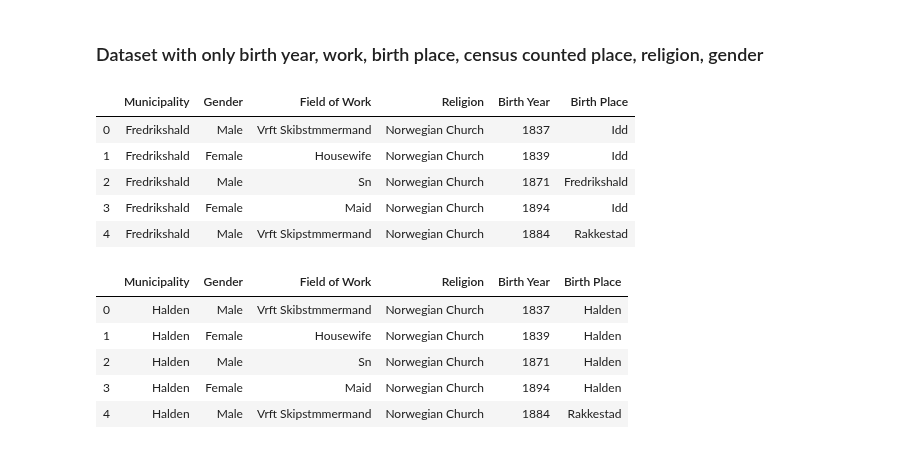
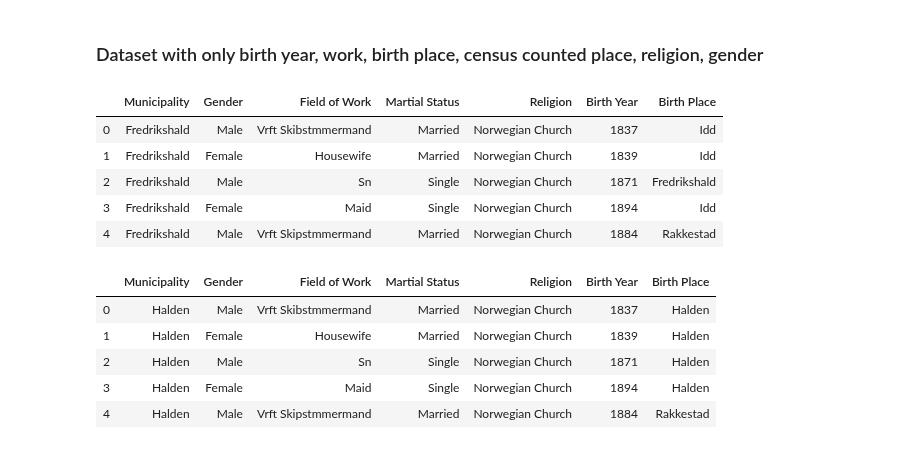
Before and after one commit to BerntA/NorwegianDemographics, a Jupyter notebook: src/merge_data.ipynb, the cells around one changed output. Saved outputs shown, nothing was run; the diff lists cells and outputs as text; code cells hidden in the pictures.

```diff
--- a/src/merge_data.ipynb
+++ b/src/merge_data.ipynb
@@ -1464,7 +1469,7 @@ with open('data/position.csv', newline='', encoding='utf-8') as f:
 # %%
 #processAndMergeFiles('1910', 'E:/Cloud/GIT/DAT500/src/data/1910_census_merged.csv', 'F:/UiS/DAT500/1910')
 # %%
-df1910 = pd.read_csv('E:/Cloud/GIT/DAT500/src/data/1910_census_merged.csv', encoding='latin-1', sep=',')
+df1910 = pd.read_csv('E:/Cloud/GIT/DAT500/src/data/1910_census_merged.csv', encoding='utf-8', sep=',')
 # %%
 df1910 # birth places will probably need some more preprocessing, some are abbrevasions for the municipalities, etc...
 # %% [output]
@@ -1863,26 +1868,26 @@ df1910_municipalities.to_csv('./data/1910_census_coords.csv', index=False, encod
 # %% [markdown]
 ### Dataset with only birth year, work, birth place, census counted place, religion, gender
 # %%
-df1910_modernized = df1910.drop(columns=['Census Year', 'County', 'Martial Status'])
+df1910_modernized = df1910.drop(columns=['Census Year', 'County'])
 df1910_modernized.head()
 # %% [output]
-|  | Municipality | Gender | Field of Work | Religion | Birth Year | Birth Place |
-| 0 | Fredrikshald | Male | Vrft Skibstmmermand | Norwegian Church | 1837 | Idd |
-| 1 | Fredrikshald | Female | Housewife | Norwegian Church | 1839 | Idd |
-| 2 | Fredrikshald | Male | Sn | Norwegian Church | 1871 | Fredrikshald |
-| 3 | Fredrikshald | Female | Maid | Norwegian Church | 1894 | Idd |
-| 4 | Fredrikshald | Male | Vrft Skipstmmermand | Norwegian Church | 1884 | Rakkestad |
+|  | Municipality | Gender | Field of Work | Martial Status | Religion | Birth Year | Birth Place |
+| 0 | Fredrikshald | Male | Vrft Skibstmmermand | Married | Norwegian Church | 1837 | Idd |
+| 1 | Fredrikshald | Female | Housewife | Married | Norwegian Church | 1839 | Idd |
+| 2 | Fredrikshald | Male | Sn | Single | Norwegian Church | 1871 | Fredrikshald |
+| 3 | Fredrikshald | Female | Maid | Single | Norwegian Church | 1894 | Idd |
+| 4 | Fredrikshald | Male | Vrft Skipstmmermand | Married | Norwegian Church | 1884 | Rakkestad |
 # %%
 df1910_modernized.loc[:,'Municipality'] = df1910_modernized.loc[:,'Municipality'].apply(lambda x: MUNICIPALITIES_TO_MODERN[x] if x in MUNICIPALITIES_TO_MODERN else x)
 df1910_modernized.loc[:,'Birth Place'] = df1910_modernized.loc[:,'Birth Place'].apply(lambda x: MUNICIPALITIES_TO_MODERN[x] if x in MUNICIPALITIES_TO_MODERN else x)
 # %%
 df1910_modernized.head()
 # %% [output]
-|  | Municipality | Gender | Field of Work | Religion | Birth Year | Birth Place |
-| 0 | Halden | Male | Vrft Skibstmmermand | Norwegian Church | 1837 | Halden |
-| 1 | Halden | Female | Housewife | Norwegian Church | 1839 | Halden |
-| 2 | Halden | Male | Sn | Norwegian Church | 1871 | Halden |
-| 3 | Halden | Female | Maid | Norwegian Church | 1894 | Halden |
-| 4 | Halden | Male | Vrft Skipstmmermand | Norwegian Church | 1884 | Rakkestad |
+|  | Municipality | Gender | Field of Work | Martial Status | Religion | Birth Year | Birth Place |
+| 0 | Halden | Male | Vrft Skibstmmermand | Married | Norwegian Church | 1837 | Halden |
+| 1 | Halden | Female | Housewife | Married | Norwegian Church | 1839 | Halden |
+| 2 | Halden | Male | Sn | Single | Norwegian Church | 1871 | Halden |
+| 3 | Halden | Female | Maid | Single | Norwegian Church | 1894 | Halden |
+| 4 | Halden | Male | Vrft Skipstmmermand | Married | Norwegian Church | 1884 | Rakkestad |
 # %%
 df1910_modernized.to_csv('./data/1910_census_modern.csv', index=False, encoding='utf-8')
```
Also changed, not shown: parts of 1 cell of this notebook, 2 other files.
